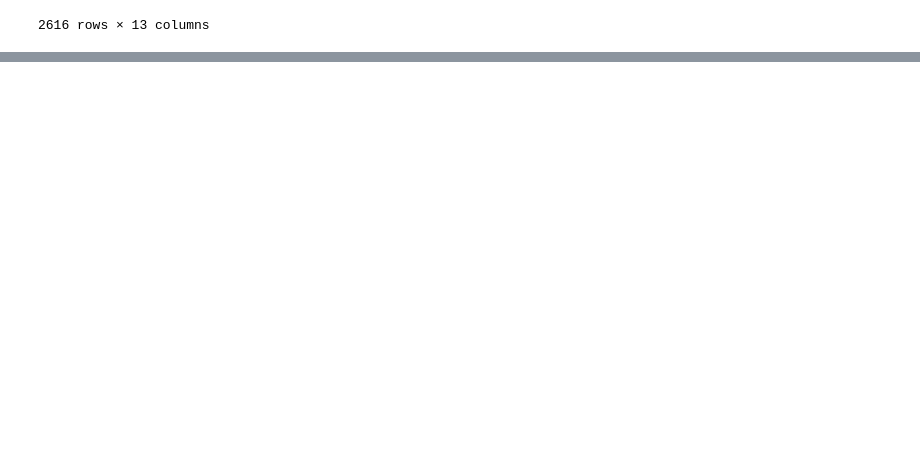
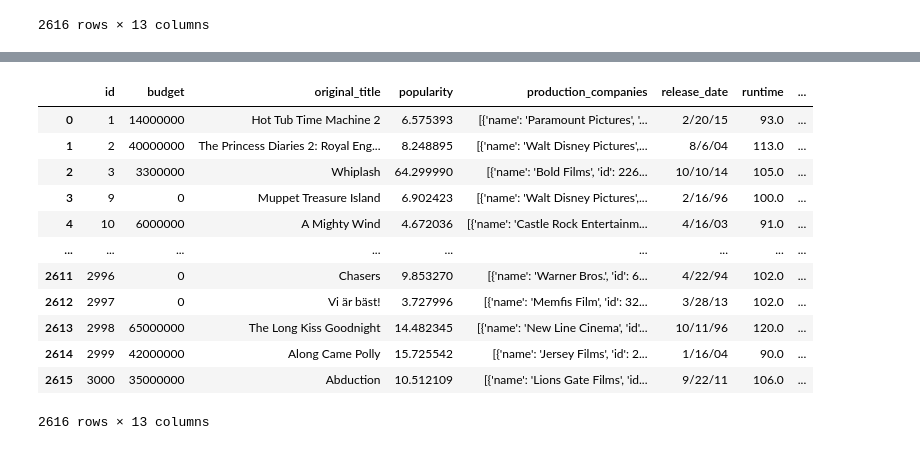
Before and after one commit to kendoll7/project_4, a Jupyter notebook: movies_etl.ipynb, the cells around one changed output, grey strips where cells are left out. Saved outputs shown, nothing was run; the diff lists cells and outputs as text; code cells hidden in the pictures; blank space fills up the shorter version.

```diff
--- a/movies_etl.ipynb
+++ b/movies_etl.ipynb
@@ -181,0 +384,13 @@ memory usage: 286.1+ KB
+# %%
+result_normalized_all.columns
+
+def concat_genres(row):
+    genres = [genre for genre in row[1:] if not pd.isna(genre)]
+    return ", ".join(genres) if genres else None
+
+result_normalized_all['all_genres'] = result_normalized_all.apply(concat_genres, axis=1)
+all_genres_df = result_normalized_all.drop(["genre_1", "genre_2", "genre_3", "genre_4", "genre_5", "genre_6", "genre_7"], axis=1)
+all_genres_df
+
+#result_normalized_all['all_genres'] = result_normalized_all['genre_1'] + ", " + result_normalized_all['genre_2']
+#result_normalized_all.head(5)
@@ -181,0 +411,19 @@ memory usage: 286.1+ KB
+# %%
+complete_movies_df_clean_all_genres = pd.merge(complete_movies_df_clean_all, all_genres_df, on='id', how='inner')
+complete_movies_df_with_genres = complete_movies_df_clean_all_genres.drop("genres", axis=1)
+# %%
+complete_movies_df_with_genres
+# %% [output]
+|  | id | budget | original_title | popularity | production_companies | release_date | runtime | ... |
+| 0 | 1 | 14000000 | Hot Tub Time Machine 2 | 6.575393 | [{'name': 'Paramount Pictures', '... | 2/20/15 | 93.0 | ... |
+| 1 | 2 | 40000000 | The Princess Diaries 2: Royal Eng... | 8.248895 | [{'name': 'Walt Disney Pictures',... | 8/6/04 | 113.0 | ... |
+| 2 | 3 | 3300000 | Whiplash | 64.299990 | [{'name': 'Bold Films', 'id': 226... | 10/10/14 | 105.0 | ... |
+| 3 | 9 | 0 | Muppet Treasure Island | 6.902423 | [{'name': 'Walt Disney Pictures',... | 2/16/96 | 100.0 | ... |
+| 4 | 10 | 6000000 | A Mighty Wind | 4.672036 | [{'name': 'Castle Rock Entertainm... | 4/16/03 | 91.0 | ... |
+| ... | ... | ... | ... | ... | ... | ... | ... | ... |
+| 2611 | 2996 | 0 | Chasers | 9.853270 | [{'name': 'Warner Bros.', 'id': 6... | 4/22/94 | 102.0 | ... |
+| 2612 | 2997 | 0 | Vi är bäst! | 3.727996 | [{'name': 'Memfis Film', 'id': 32... | 3/28/13 | 102.0 | ... |
+| 2613 | 2998 | 65000000 | The Long Kiss Goodnight | 14.482345 | [{'name': 'New Line Cinema', 'id'... | 10/11/96 | 120.0 | ... |
+| 2614 | 2999 | 42000000 | Along Came Polly | 15.725542 | [{'name': 'Jersey Films', 'id': 2... | 1/16/04 | 90.0 | ... |
+| 2615 | 3000 | 35000000 | Abduction | 10.512109 | [{'name': 'Lions Gate Films', 'id... | 9/22/11 | 106.0 | ... |
+2616 rows × 13 columns
```
Also changed, not shown: parts of 30 cells of this notebook.
